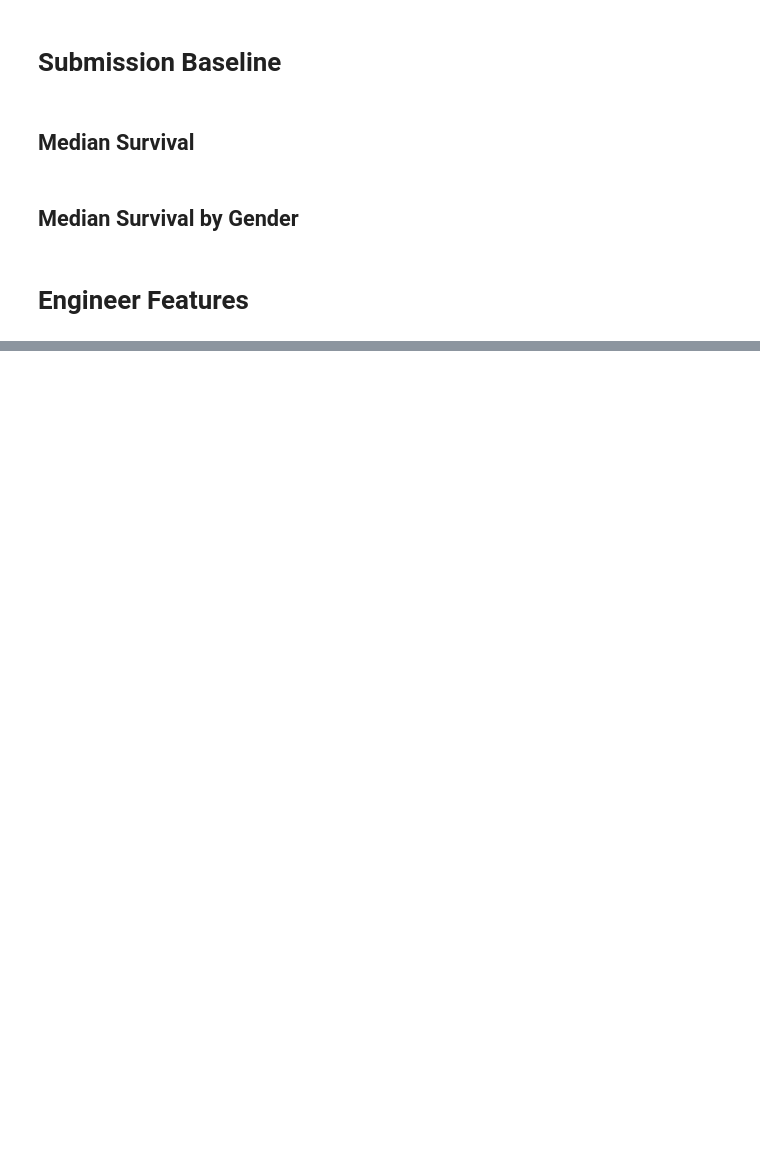
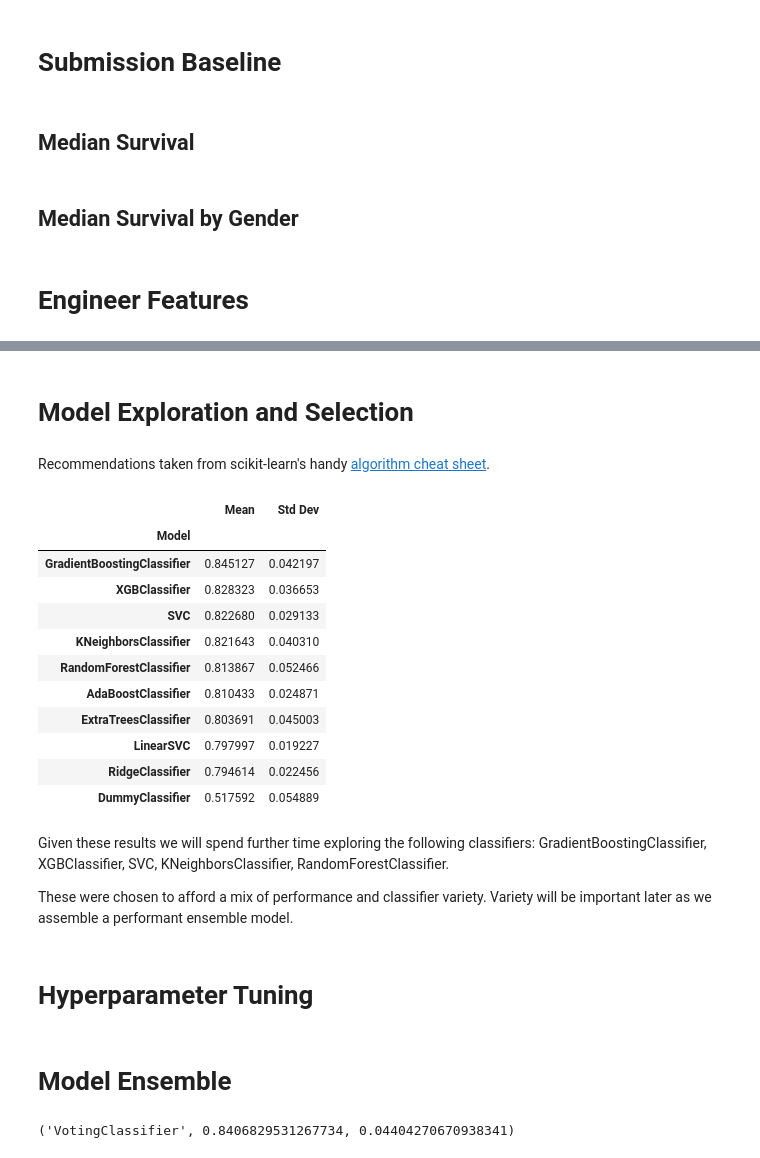
Before and after one commit to Koji23/kaggle, a Jupyter notebook: notebooks/Titanic.ipynb, the cells around one changed output, grey strips where cells are left out. Cells and saved outputs as stored; diff of their text form; code cells hidden in the pictures; blank space fills up the shorter version.

Commit message:
Hyperparameter tuning and ensembles now enabled.

```diff
--- a/notebooks/Titanic.ipynb
+++ b/notebooks/Titanic.ipynb
@@ -165,0 +160,55 @@ reload(ml.transformers)
+# %% [markdown]
+# Model Exploration and Selection
+# %% [markdown]
+Recommendations taken from scikit-learn's handy [algorithm cheat sheet](http://scikit-learn.org/stable/tutorial/machine_learning_map/index.html).
+# %%
+from sklearn.model_selection import cross_validate
+from sklearn.svm import LinearSVC, SVC
+from sklearn.linear_model import RidgeClassifier
+from sklearn.neighbors import KNeighborsClassifier
+from sklearn.dummy import DummyClassifier
+from sklearn.ensemble import RandomForestClassifier, ExtraTreesClassifier, GradientBoostingClassifier, AdaBoostClassifier
+from xgboost import XGBClassifier
+
+def evaluate_model(estimator, X, y=None):
+    scores = cross_validate(estimator, X, y, cv=10, scoring='accuracy', return_train_score=False)['test_score']
+    return estimator.__class__.__name__, scores.mean(), scores.std()
+
+def rank_models(estimators, X, y=None):
+    scores = [evaluate_model(estimator, X, y) for estimator in estimators]
+    columns= ['Model', 'Mean', 'Std Dev']
+    return pd.DataFrame(scores, columns=columns).set_index('Model')
+
+estimators = [
+    AdaBoostClassifier(),
+    DummyClassifier(),
+    ExtraTreesClassifier(),
+    GradientBoostingClassifier(),
+    KNeighborsClassifier(),
+    LinearSVC(),
+    RandomForestClassifier(),
+    RidgeClassifier(),
+    SVC(),
+    XGBClassifier()
+]
+scores = rank_models(estimators, train_prepared, train_labels)
+scores.sort_values('Mean', ascending=False)
+# %% [output]
+|  | Mean | Std Dev |
+| Model |  |  |
+| GradientBoostingClassifier | 0.845127 | 0.042197 |
+| XGBClassifier | 0.828323 | 0.036653 |
+| SVC | 0.822680 | 0.029133 |
+| KNeighborsClassifier | 0.821643 | 0.040310 |
+| RandomForestClassifier | 0.813867 | 0.052466 |
+| AdaBoostClassifier | 0.810433 | 0.024871 |
+| ExtraTreesClassifier | 0.803691 | 0.045003 |
+| LinearSVC | 0.797997 | 0.019227 |
+| RidgeClassifier | 0.794614 | 0.022456 |
+| DummyClassifier | 0.517592 | 0.054889 |
+# %% [markdown]
+Given these results we will spend further time exploring the following classifiers: GradientBoostingClassifier, XGBClassifier, SVC, KNeighborsClassifier, RandomForestClassifier.
+
+These were chosen to afford a mix of performance and classifier variety. Variety will be important later as we assemble a performant ensemble model.
+# %% [markdown]
+# Hyperparameter Tuning
@@ -165,0 +265,14 @@ reload(ml.transformers)
+# %% [markdown]
+# Model Ensemble
+# %%
+from sklearn.ensemble import VotingClassifier
+
+voting_estimators = [
+    ('{}-{}'.format(estimator.__name__, i), estimator(**param))
+    for estimator, params in hyperparameters.items()
+    for i, param in enumerate(params)
+]
+voting_classifier = VotingClassifier(voting_estimators, voting='hard', n_jobs=-1)
+evaluate_model(voting_classifier, train_prepared, train_labels)
+# %% [output]
+('VotingClassifier', 0.8406829531267734, 0.04404270670938341)
```
Also changed, not shown: parts of 18 cells of this notebook, 8 other files.
